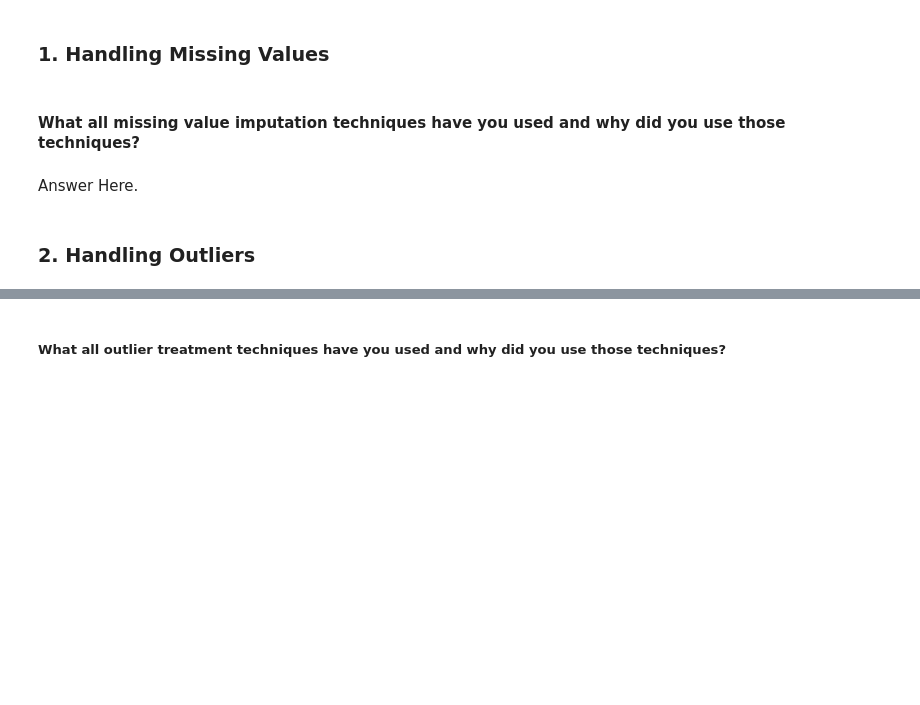
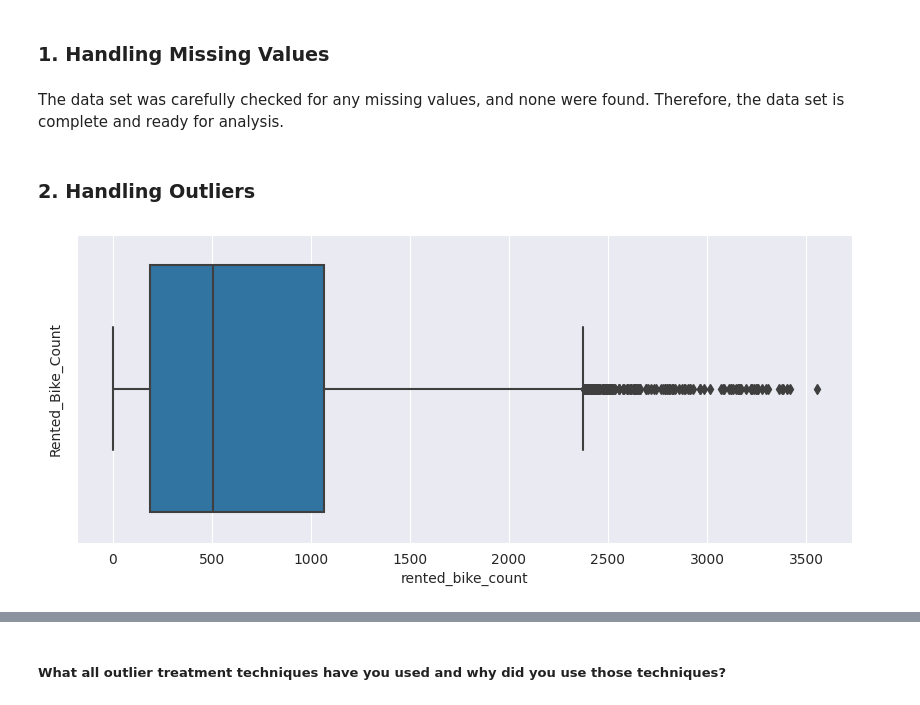
Before and after one commit to Vijaysiraw/ML_Regression_Bike_Sharing_Demand_Prediction, a Jupyter notebook: ML_Regression_Bike_Sharing_Demand_Prediction.ipynb, the cells around one changed output, grey strips where cells are left out. Cells and saved outputs as stored; diff of their text form; code cells hidden in the pictures; blank space fills up the shorter version.

```diff
--- a/ML_Regression_Bike_Sharing_Demand_Prediction.ipynb
+++ b/ML_Regression_Bike_Sharing_Demand_Prediction.ipynb
@@ -793,9 +820,7 @@ Answer Here.
 ### 1. Handling Missing Values
 # %%
 # Handling Missing Values & Missing Value Imputation
-# %% [markdown]
-#### What all missing value imputation techniques have you used and why did you use those techniques?
-# %% [markdown]
-Answer Here.
+# %% [markdown]
+The data set was carefully checked for any missing values, and none were found. Therefore, the data set is complete and ready for analysis.
 # %% [markdown]
 ### 2. Handling Outliers
@@ -803,0 +827,9 @@ Answer Here.
+# %%
+# Handling Outliers & Outlier treatments
+plt.figure(figsize=(10,4))
+plt.ylabel('Rented_Bike_Count')
+sns.boxplot(x=sb['rented_bike_count'])
+plt.ylabel('Rented_Bike_Count')
+plt.show()
+# %% [output]
+[figure, added]
```
Also changed, not shown: parts of 59 cells of this notebook.
